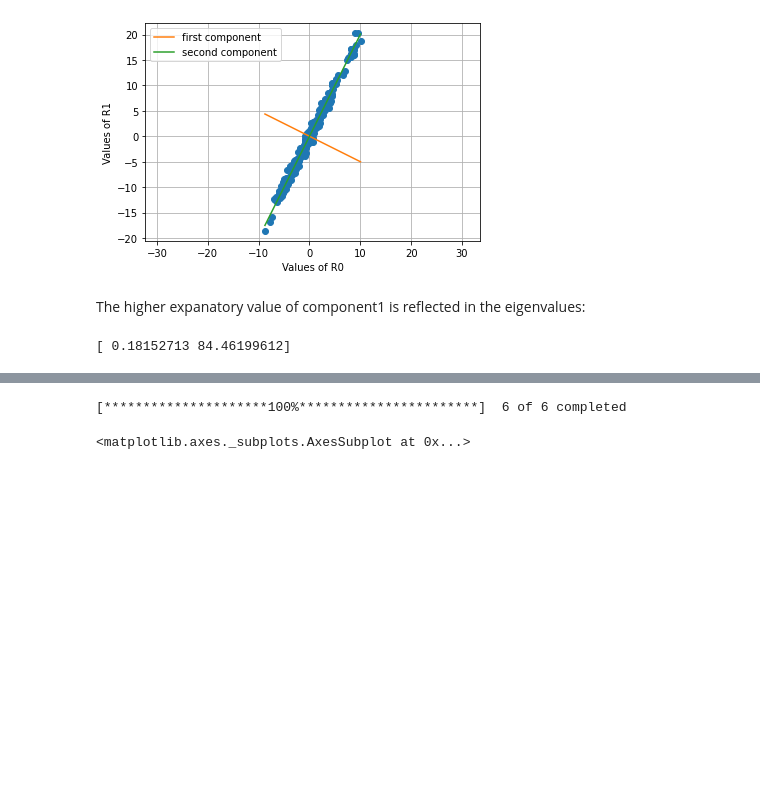
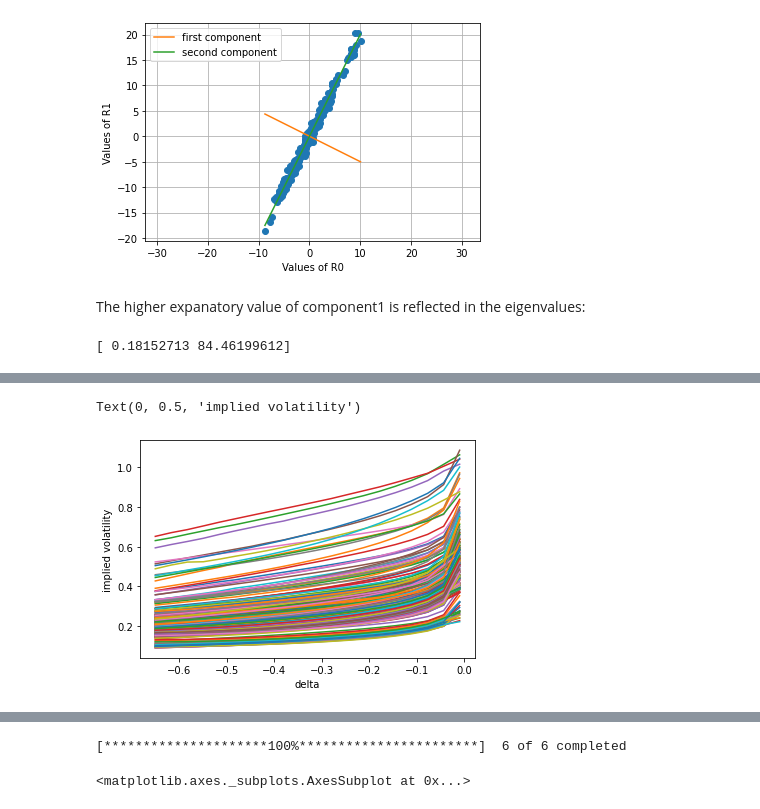
Before and after one commit to rodler/quantinsti_statarb, a Jupyter notebook: PCA_2.ipynb, the cells around one changed output, grey strips where cells are left out. Cells and saved outputs as stored; diff of their text form; code cells hidden in the pictures; blank space fills up the shorter version.

```diff
--- a/PCA_2.ipynb
+++ b/PCA_2.ipynb
@@ -184,0 +200,12 @@ print(EIG[0])
+# %%
+vol_curves = pickle.load(open('vol_curves.pick','rb'))
+# %%
+delta = np.linspace(-0.65,-0.01,20)
+for curve in vol_curves:
+  plt.plot(delta,curve)
+
+plt.xlabel('delta')
+plt.ylabel('implied volatility')
+# %% [output]
+Text(0, 0.5, 'implied volatility')
+[figure, added]
```
Also changed, not shown: parts of 21 cells of this notebook, 2 other files.
